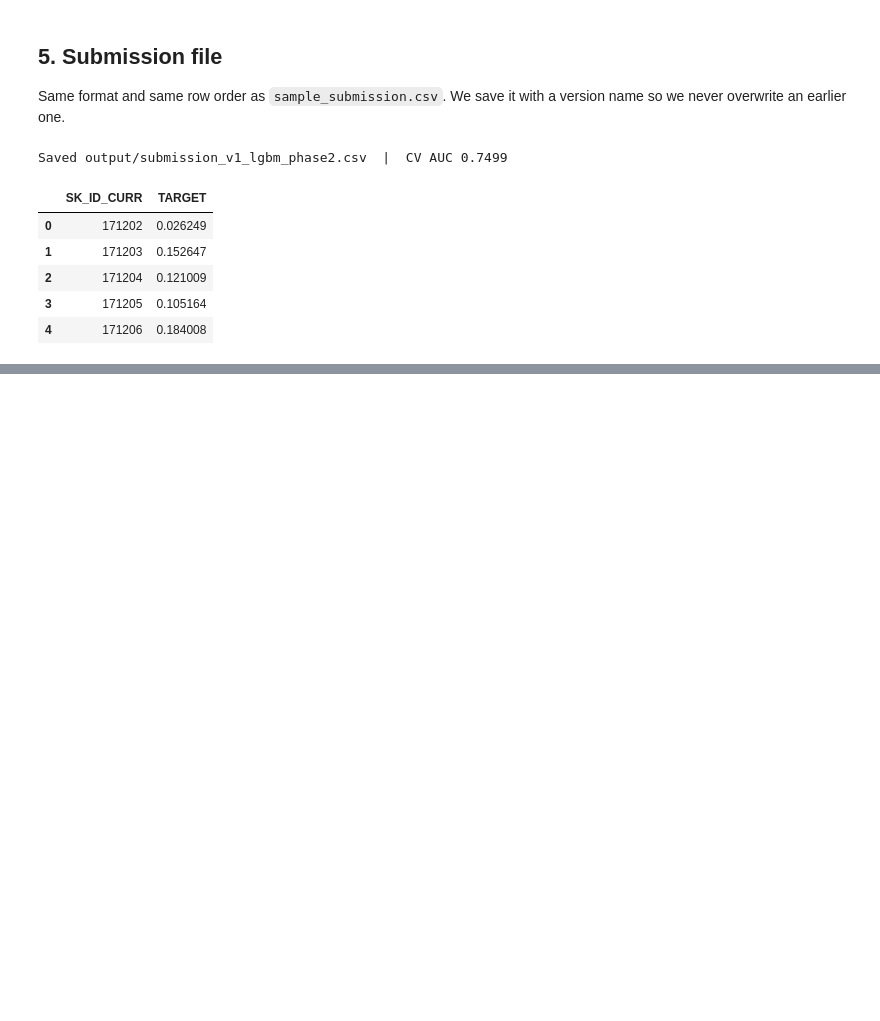
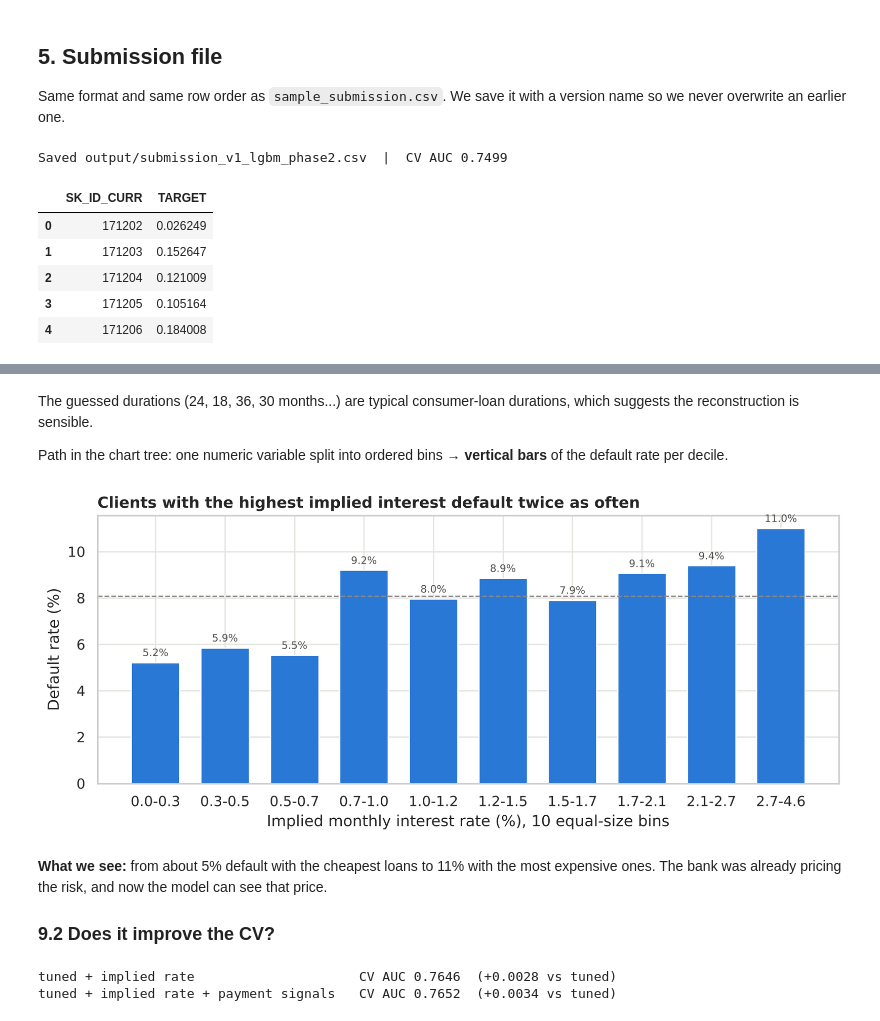
Before and after one commit to angelbohorquez05/home_credit_default_risk, a Jupyter notebook: main.ipynb, the cells around one changed output, grey strips where cells are left out. Saved outputs shown, nothing was run; the diff lists cells and outputs as text; code cells hidden in the pictures; blank space fills up the shorter version.

Commit message:
EDA, preprocessing, features, tuning and LightGBM + CatBoost blend

```diff
--- a/main.ipynb
+++ b/main.ipynb
@@ -246,0 +566,32 @@ Saved output/submission_v1_lgbm_phase2.csv  |  CV AUC 0.7499
+# %% [markdown]
+The guessed durations (24, 18, 36, 30 months...) are typical consumer-loan durations, which suggests the reconstruction is sensible.
+
+Path in the chart tree: one numeric variable split into ordered bins → **vertical bars** of the default rate per decile.
+# %%
+g = chk.groupby(pd.qcut(chk["RATE_GUESS"], 10), observed=True)["TARGET"].mean() * 100
+labels = [f"{iv.left*100:.1f}-{iv.right*100:.1f}" for iv in g.index]
+
+fig, ax = plt.subplots(figsize=(9, 4))
+bars = ax.bar(labels, g.values, color="#2a78d6", width=0.7)
+ax.bar_label(bars, fmt="%.1f%%", padding=3, fontsize=8, color="#52514e")
+ax.axhline(train["TARGET"].mean() * 100, color="#8a8984", ls="--", lw=1)
+ax.set_xlabel("Implied monthly interest rate (%), 10 equal-size bins")
+ax.set_ylabel("Default rate (%)")
+ax.set_title("Clients with the highest implied interest default twice as often")
+plt.tight_layout(); plt.show()
+# %% [output]
+[figure, added]
+# %% [markdown]
+**What we see:** from about 5% default with the cheapest loans to 11% with the most expensive ones. The bank was already pricing the risk, and now the model can see that price.
+
+### 9.2 Does it improve the CV?
+# %%
+p5 = {**PARAMS, **tuning["+ learning_rate=0.02"]}
+for name, groups in {"tuned + implied rate": [add_ratios, add_rates],
+                     "tuned + implied rate + payment signals": [add_ratios, add_rates, add_payment_signals]}.items():
+    r = run_cv(*build_xy_fe(groups), params=p5, verbose=False)
+    tune_res[name] = r
+    print(f"{name:40s} CV AUC {r['auc']:.4f}  ({r['auc'] - tune_res['+ learning_rate=0.02']['auc']:+.4f} vs tuned)")
+# %% [output]
+tuned + implied rate                     CV AUC 0.7646  (+0.0028 vs tuned)
+tuned + implied rate + payment signals   CV AUC 0.7652  (+0.0034 vs tuned)
```
Also changed, not shown: parts of 29 cells of this notebook, 3 other files.
